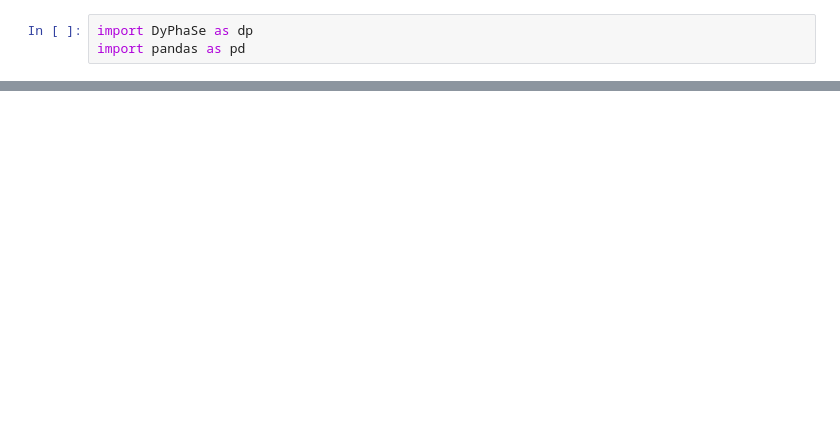
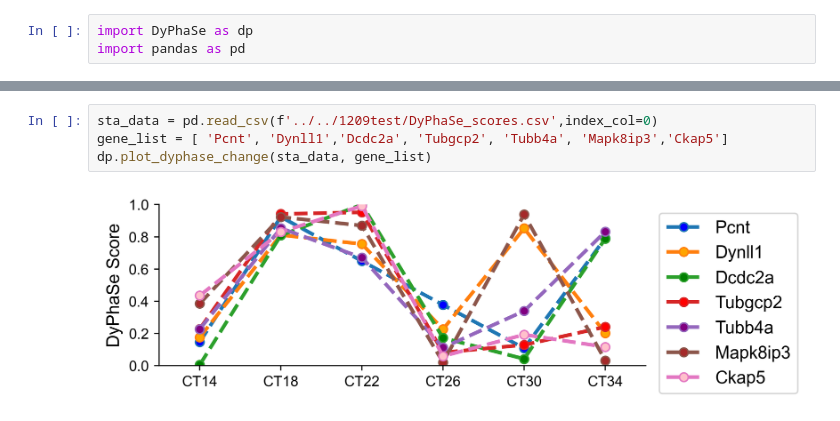
Before and after one commit to TingtingLiGroup/DyPhaSe, a Jupyter notebook: DyPhaSe/test-final-use.ipynb, the cells around one changed output, grey strips where cells are left out. Drawn from its saved outputs; the diff is of its cells as text; blank space fills up the shorter version.

Commit message:
rewrite data

```diff
--- a/DyPhaSe/test-final-use.ipynb
+++ b/DyPhaSe/test-final-use.ipynb
@@ -11,0 +28,6 @@ FileNotFoundError: [Errno 2] 没有那个文件或目录: '/home/wyq/.conda/envs
+# %%
+sta_data = pd.read_csv(f'../../1209test/DyPhaSe_scores.csv',index_col=0)
+gene_list = [ 'Pcnt', 'Dynll1','Dcdc2a', 'Tubgcp2', 'Tubb4a', 'Mapk8ip3','Ckap5']
+dp.plot_dyphase_change(sta_data, gene_list)
+# %% [output]
+[figure, added]
```
Also changed, not shown: parts of 5 cells of this notebook, 2 other files.
